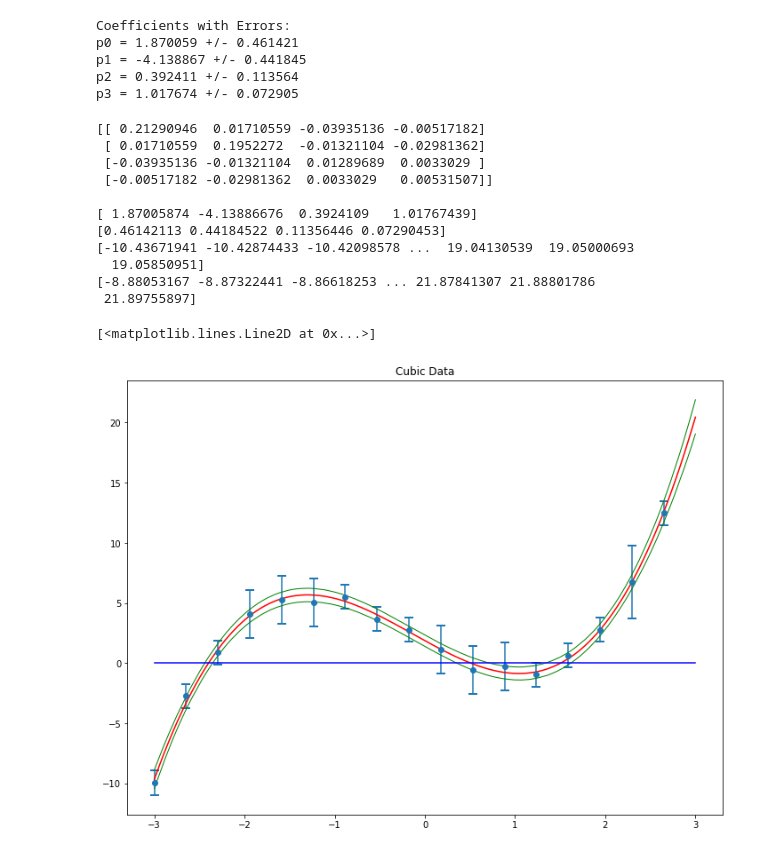
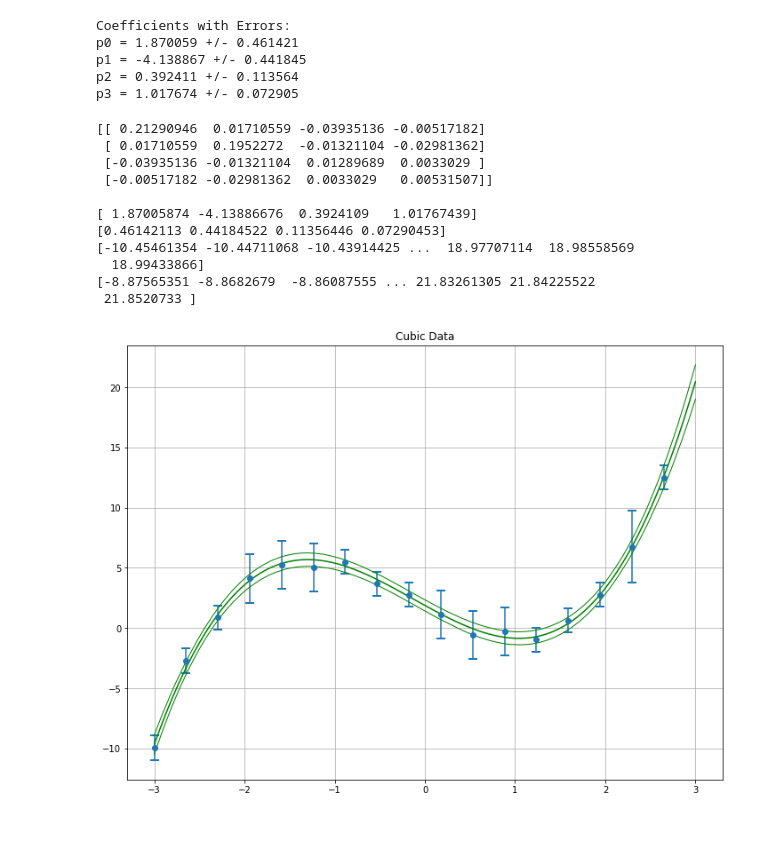
Before and after one commit to brash99/phys421, a Jupyter notebook: JupyterNotebooks/graph_fitting_matrix_errors.ipynb, the cells around one changed output. Drawn from its saved outputs; the diff is of its cells as text; code cells hidden in the pictures.

```diff
--- a/JupyterNotebooks/graph_fitting_matrix_errors.ipynb
+++ b/JupyterNotebooks/graph_fitting_matrix_errors.ipynb
@@ -152,49 +152,46 @@ for i in range(0,npoints):
 xfitting = np.array(xfitting)
 yfitting = np.array(yfitting)
 
-plot1.plot(xfitting,yfitting,'r-')
+plot1.plot(xfitting,yfitting,'g-')
 
 from scipy.optimize import curve_fit
 
 init_vals = [0.0 for x in range(m+1)]
 popt, pcov = curve_fit(generator_function,xi,yi,p0=init_vals,sigma=sigmai,absolute_sigma=True)
 perr = np.sqrt(np.diag(pcov))
 
 print(pcov)
 print()
 print(popt)
 print(perr)
 
 ps = np.random.multivariate_normal(popt,pcov,10000)
 ysample=np.asarray([generator_function(xfitting,*pi) for pi in ps])
 
 lower = np.percentile(ysample,16.0,axis=0)
 upper = np.percentile(ysample,84.0,axis=0)
 middle = (lower+upper)/2.0
 
 print (lower)
 print (upper)
 
 plot1.plot(xfitting,lower,'g-',linewidth=1)
 plot1.plot(xfitting,upper,'g-',linewidth=1)
 
-xzero = [xl,xh]
-yzero = [0,0]
-plot1.plot(xzero,yzero,'b-')
+plt.grid()
 # %% [output]
 [[ 0.21290946  0.01710559 -0.03935136 -0.00517182]
  [ 0.01710559  0.1952272  -0.01321104 -0.02981362]
  [-0.03935136 -0.01321104  0.01289689  0.0033029 ]
  [-0.00517182 -0.02981362  0.0033029   0.00531507]]
 
 [ 1.87005874 -4.13886676  0.3924109   1.01767439]
 [0.46142113 0.44184522 0.11356446 0.07290453]
-[-10.43671941 -10.42874433 -10.42098578 ...  19.04130539  19.05000693
-  19.05850951]
-[-8.88053167 -8.87322441 -8.86618253 ... 21.87841307 21.88801786
- 21.89755897]
+[-10.45461354 -10.44711068 -10.43914425 ...  18.97707114  18.98558569
+  18.99433866]
+[-8.87565351 -8.8682679  -8.86087555 ... 21.83261305 21.84225522
+ 21.8520733 ]
-[<matplotlib.lines.Line2D at 0x...>]
-[figure, old version]
+[figure, new version]
 # %%
 lowerroots = []
 upperroots = []
```
Also changed, not shown: parts of 1 cell of this notebook, 1 other file.
